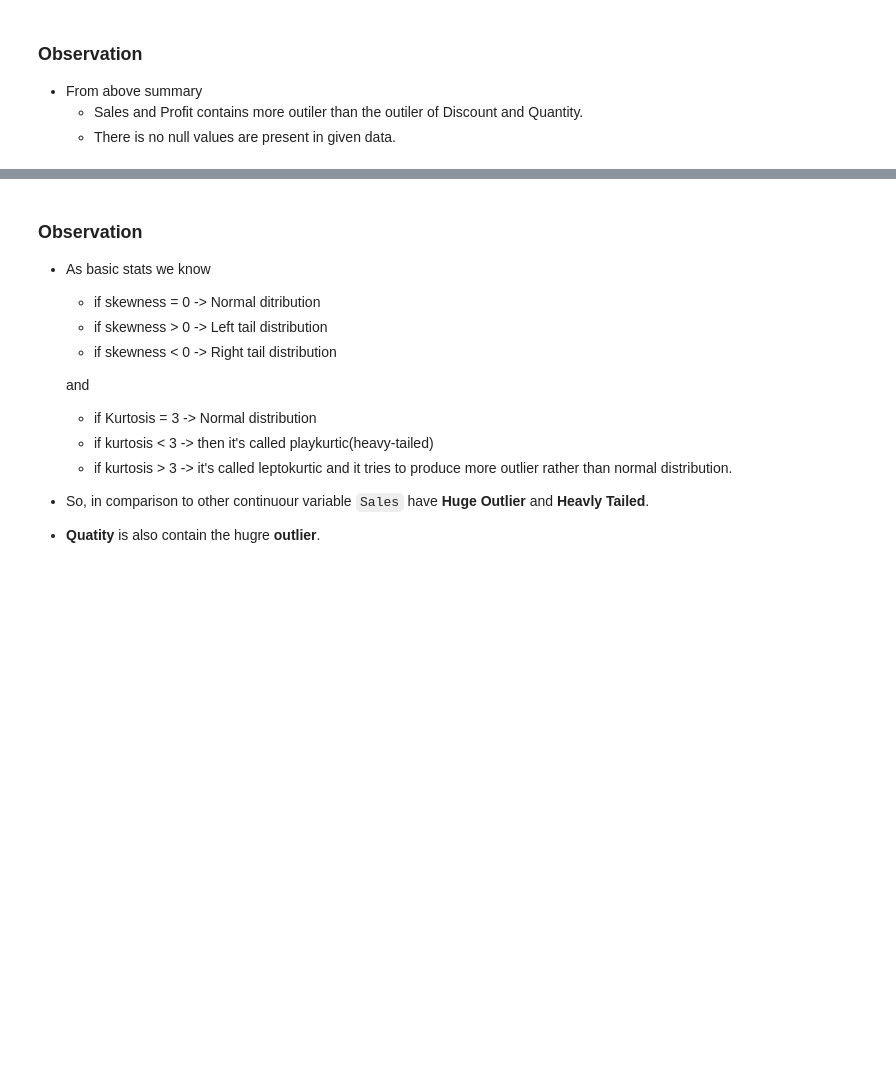
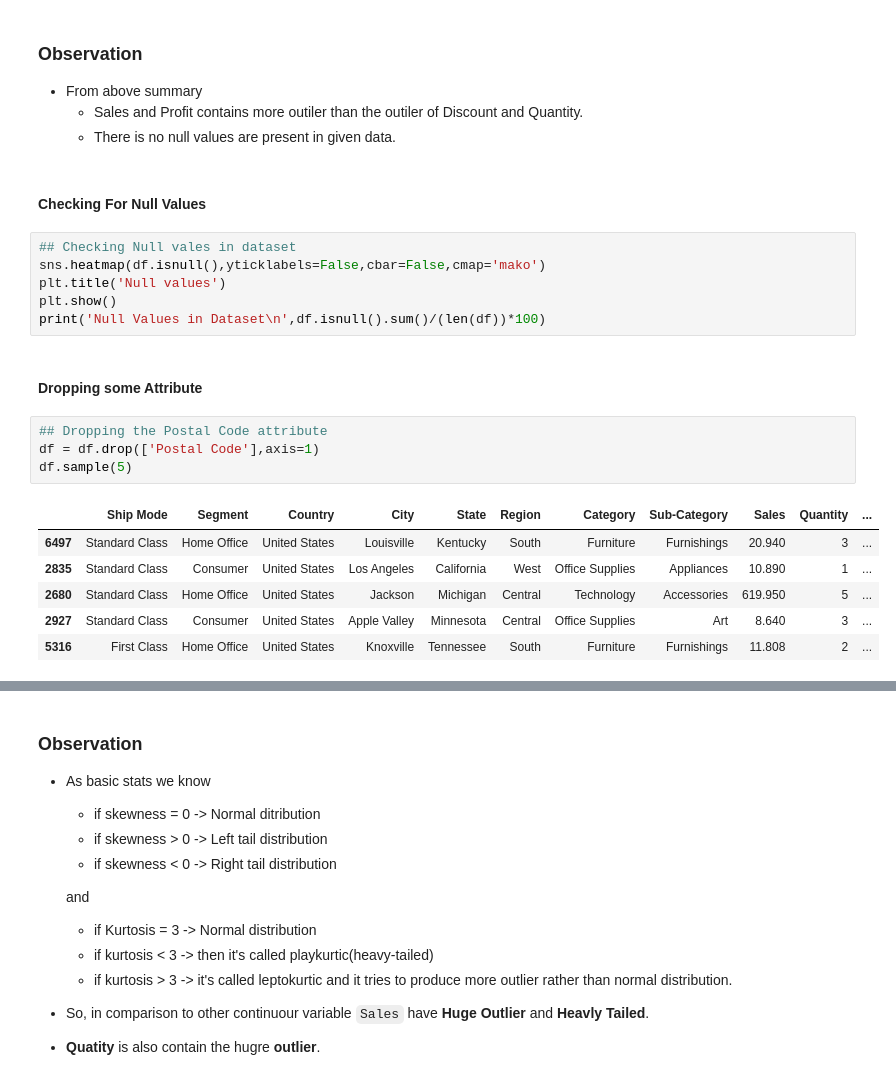
Before and after one commit to ukantjadia/TSF-GRIP-Tasks, a Jupyter notebook: Task-03/EDA_SampleSuperStore.ipynb, the cells around one changed output, grey strips where cells are left out. Saved outputs shown, nothing was run; the diff lists cells and outputs as text; blank space fills up the shorter version.

```diff
--- a/Task-03/EDA_SampleSuperStore.ipynb
+++ b/Task-03/EDA_SampleSuperStore.ipynb
@@ -127,5 +133,26 @@ df.describe().round(2)
 - From above summary
     - Sales and Profit contains more outiler than the outiler of Discount and Quantity.
     - There is no null values are present in given data.
+# %% [markdown]
+#### Checking For Null Values
+# %%
+## Checking Null vales in dataset
+sns.heatmap(df.isnull(),yticklabels=False,cbar=False,cmap='mako')
+plt.title('Null values')
+plt.show()
+print('Null Values in Dataset\n',df.isnull().sum()/(len(df))*100)
+# %% [markdown]
+#### Dropping some Attribute
+# %%
+## Dropping the Postal Code attribute
+df = df.drop(['Postal Code'],axis=1)
+df.sample(5)
+# %% [output]
+|  | Ship Mode | Segment | Country | City | State | Region | Category | Sub-Category | Sales | Quantity | ... |
+| 6497 | Standard Class | Home Office | United States | Louisville | Kentucky | South | Furniture | Furnishings | 20.940 | 3 | ... |
+| 2835 | Standard Class | Consumer | United States | Los Angeles | California | West | Office Supplies | Appliances | 10.890 | 1 | ... |
+| 2680 | Standard Class | Home Office | United States | Jackson | Michigan | Central | Technology | Accessories | 619.950 | 5 | ... |
+| 2927 | Standard Class | Consumer | United States | Apple Valley | Minnesota | Central | Office Supplies | Art | 8.640 | 3 | ... |
+| 5316 | First Class | Home Office | United States | Knoxville | Tennessee | South | Furniture | Furnishings | 11.808 | 2 | ... |
 # %%
 # Calculating skewness and kurtosis of Continuous feature(Sales,Quantity,Discount,Profit)
```
Also changed, not shown: parts of 9 cells of this notebook.
